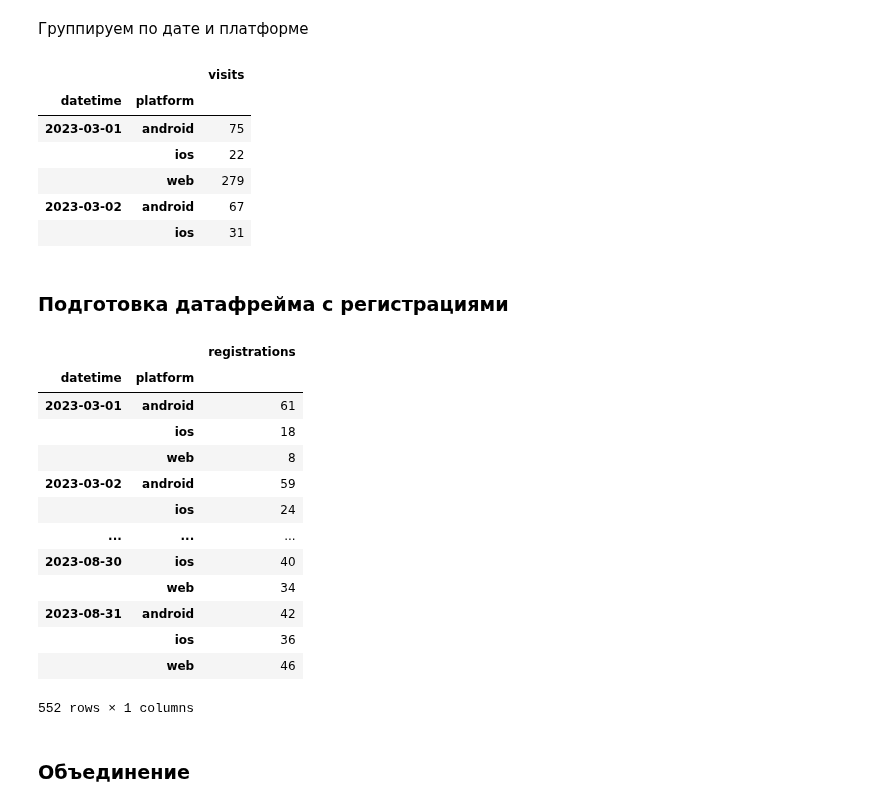
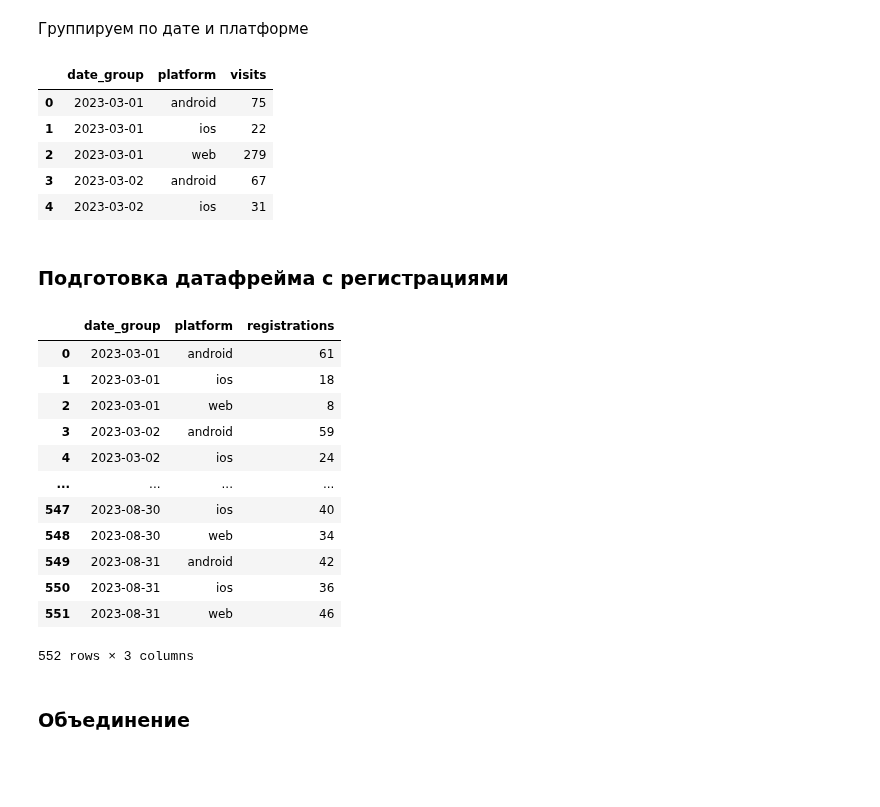
Before and after one commit to MrChelas/data-analytics-project-100, a Jupyter notebook: charts_project.ipynb, the cells around one changed output. Saved outputs shown, nothing was run; the diff lists cells and outputs as text; code cells hidden in the pictures; blank space fills up the shorter version.

```diff
--- a/charts_project.ipynb
+++ b/charts_project.ipynb
@@ -108,39 +110,39 @@ df_api_visits.drop_duplicates(subset='visit_id', keep='last', inplace=True)
 # %% [markdown]
 Группируем по дате и платформе
 # %%
-df_visits_grouped = df_api_visits[['datetime', 'platform']].groupby(['datetime', 'platform']).agg(visits = ('platform', 'count'))
+df_visits_grouped = df_api_visits[['datetime', 'platform']].groupby(['datetime', 'platform']).agg(visits = ('platform', 'count')).reset_index()
+df_visits_grouped.rename(columns={'datetime': 'date_group'}, inplace=True)
 df_visits_grouped.head()
 # %% [output]
-|  |  | visits |
-| datetime | platform |  |
-| 2023-03-01 | android | 75 |
-|  | ios | 22 |
-|  | web | 279 |
-| 2023-03-02 | android | 67 |
-|  | ios | 31 |
+|  | date_group | platform | visits |
+| 0 | 2023-03-01 | android | 75 |
+| 1 | 2023-03-01 | ios | 22 |
+| 2 | 2023-03-01 | web | 279 |
+| 3 | 2023-03-02 | android | 67 |
+| 4 | 2023-03-02 | ios | 31 |
 # %% [markdown]
 ### Подготовка датафрейма с регистрациями
 # %%
 df_api_regs['datetime'] = pd.to_datetime(df_api_regs['datetime'])
 df_api_regs['datetime'] = df_api_regs['datetime'].dt.date
 # %%
-df_regs_grouped = df_api_regs[['datetime', 'platform']].groupby(['datetime', 'platform']).agg(registrations = ('platform', 'count'))
+df_regs_grouped = df_api_regs[['datetime', 'platform']].groupby(['datetime', 'platform']).agg(registrations = ('platform', 'count')).reset_index()
+df_regs_grouped.rename(columns={'datetime': 'date_group'}, inplace=True)
 df_regs_grouped
 # %% [output]
-|  |  | registrations |
-| datetime | platform |  |
-| 2023-03-01 | android | 61 |
-|  | ios | 18 |
-|  | web | 8 |
-| 2023-03-02 | android | 59 |
-|  | ios | 24 |
-| ... | ... | ... |
-| 2023-08-30 | ios | 40 |
-|  | web | 34 |
-| 2023-08-31 | android | 42 |
-|  | ios | 36 |
-|  | web | 46 |
+|  | date_group | platform | registrations |
+| 0 | 2023-03-01 | android | 61 |
+| 1 | 2023-03-01 | ios | 18 |
+| 2 | 2023-03-01 | web | 8 |
+| 3 | 2023-03-02 | android | 59 |
+| 4 | 2023-03-02 | ios | 24 |
+| ... | ... | ... | ... |
+| 547 | 2023-08-30 | ios | 40 |
+| 548 | 2023-08-30 | web | 34 |
+| 549 | 2023-08-31 | android | 42 |
+| 550 | 2023-08-31 | ios | 36 |
+| 551 | 2023-08-31 | web | 46 |
-552 rows × 1 columns
+552 rows × 3 columns
 # %% [markdown]
 ### Объединение
 # %%
```
Also changed, not shown: parts of 8 cells of this notebook.
